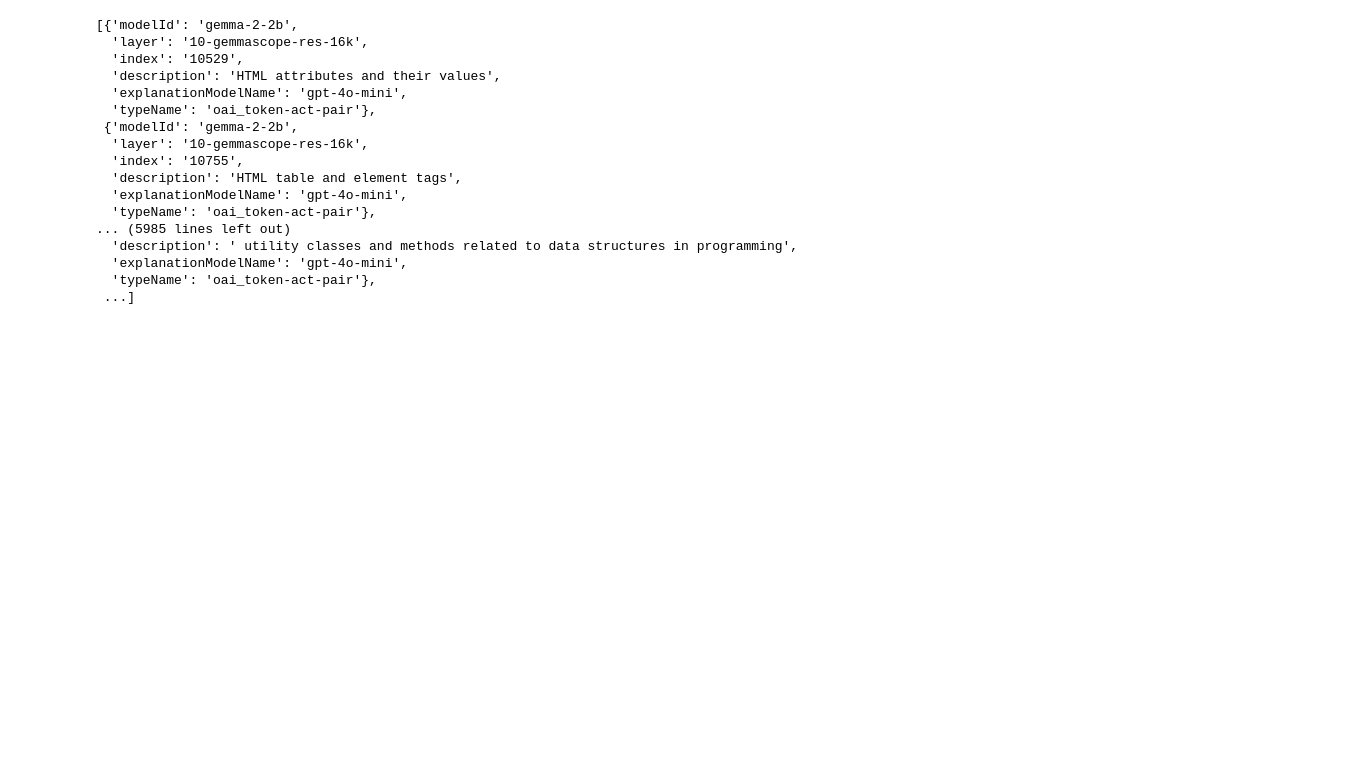
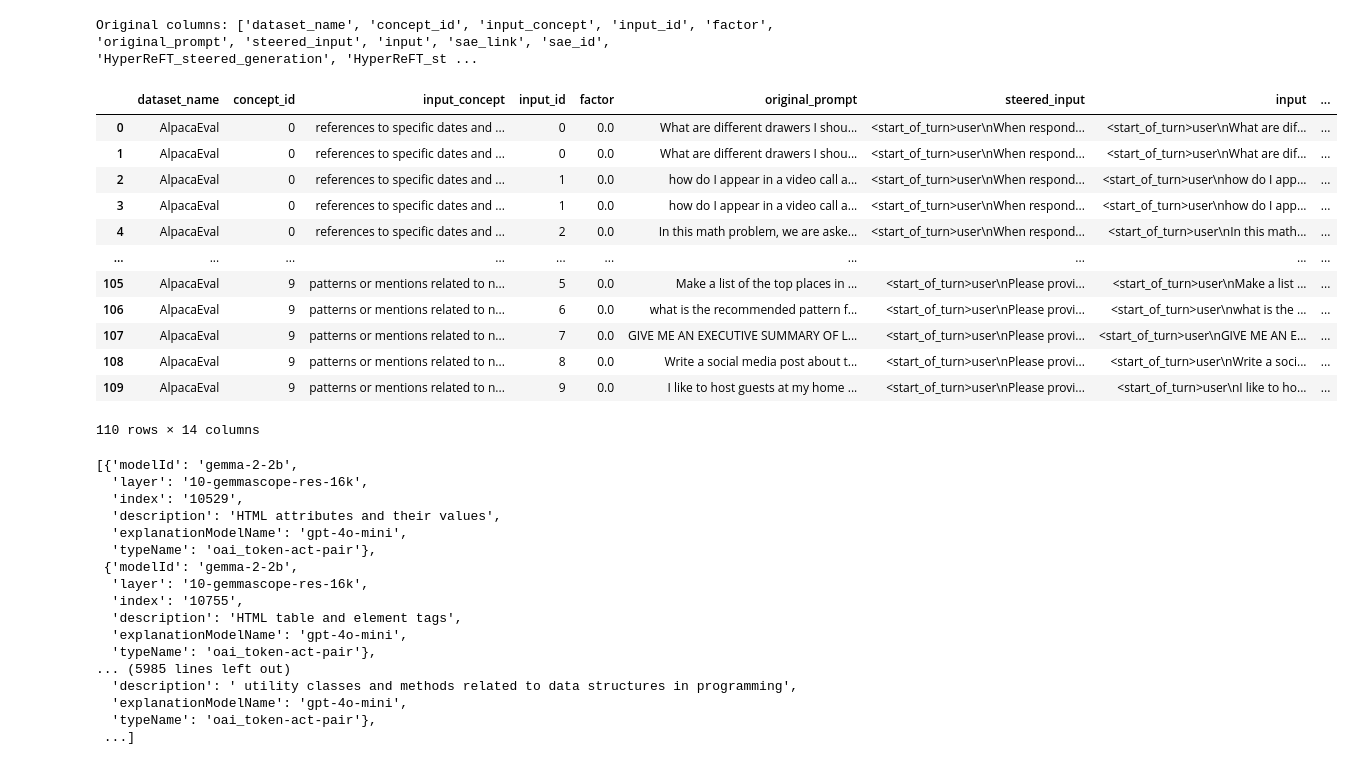
Before and after one commit to jiudingsun01/HyperDAS, a Jupyter notebook: experiments/axbench/debug.ipynb, the cells around one changed output. Drawn from its saved outputs; the diff is of its cells as text; code cells hidden in the pictures; blank space fills up the shorter version.

Commit message:
working eval pipeline

```diff
--- a/experiments/axbench/debug.ipynb
+++ b/experiments/axbench/debug.ipynb
@@ -16,6 +16,42 @@ with open(
     "rb",
 ) as f:
     inference_state = pickle.load(f)
+# %%
+import pandas as pd
+
+df = pd.read_parquet("../../assets/data/axbench/inference/steering_data.parquet")
+
+# Print column names before renaming
+print("Original columns:", df.columns.tolist())
+
+# Check if the columns exist before renaming
+df = df.rename(
+    columns={
+        "HyperReFT_steered_perplexity": "HyperReFT_perplexity",
+        "PromptSteering_steered_perplexity": "PromptSteering_perplexity",
+    }
+)
+df.to_parquet("../../assets/data/axbench/inference/steering_data.parquet")
+# %% [output]
+Original columns: ['dataset_name', 'concept_id', 'input_concept', 'input_id', 'factor', 'original_prompt', 'steered_input', 'input', 'sae_link', 'sae_id', 'HyperReFT_steered_generation', 'HyperReFT_st ...
+# %%
+df = pd.read_parquet("../../assets/data/axbench/inference/steering_data.parquet")
+# %%
+df
+# %% [output]
+|  | dataset_name | concept_id | input_concept | input_id | factor | original_prompt | steered_input | input | ... |
+| 0 | AlpacaEval | 0 | references to specific dates and ... | 0 | 0.0 | What are different drawers I shou... | <start_of_turn>user\nWhen respond... | <start_of_turn>user\nWhat are dif... | ... |
+| 1 | AlpacaEval | 0 | references to specific dates and ... | 0 | 0.0 | What are different drawers I shou... | <start_of_turn>user\nWhen respond... | <start_of_turn>user\nWhat are dif... | ... |
+| 2 | AlpacaEval | 0 | references to specific dates and ... | 1 | 0.0 | how do I appear in a video call a... | <start_of_turn>user\nWhen respond... | <start_of_turn>user\nhow do I app... | ... |
+| 3 | AlpacaEval | 0 | references to specific dates and ... | 1 | 0.0 | how do I appear in a video call a... | <start_of_turn>user\nWhen respond... | <start_of_turn>user\nhow do I app... | ... |
+| 4 | AlpacaEval | 0 | references to specific dates and ... | 2 | 0.0 | In this math problem, we are aske... | <start_of_turn>user\nWhen respond... | <start_of_turn>user\nIn this math... | ... |
+| ... | ... | ... | ... | ... | ... | ... | ... | ... | ... |
+| 105 | AlpacaEval | 9 | patterns or mentions related to n... | 5 | 0.0 | Make a list of the top places in ... | <start_of_turn>user\nPlease provi... | <start_of_turn>user\nMake a list ... | ... |
+| 106 | AlpacaEval | 9 | patterns or mentions related to n... | 6 | 0.0 | what is the recommended pattern f... | <start_of_turn>user\nPlease provi... | <start_of_turn>user\nwhat is the ... | ... |
+| 107 | AlpacaEval | 9 | patterns or mentions related to n... | 7 | 0.0 | GIVE ME AN EXECUTIVE SUMMARY OF L... | <start_of_turn>user\nPlease provi... | <start_of_turn>user\nGIVE ME AN E... | ... |
+| 108 | AlpacaEval | 9 | patterns or mentions related to n... | 8 | 0.0 | Write a social media post about t... | <start_of_turn>user\nPlease provi... | <start_of_turn>user\nWrite a soci... | ... |
+| 109 | AlpacaEval | 9 | patterns or mentions related to n... | 9 | 0.0 | I like to host guests at my home ... | <start_of_turn>user\nPlease provi... | <start_of_turn>user\nI like to ho... | ... |
+110 rows × 14 columns
 # %%
 import json
 
```
Also changed, not shown: 2 other files.
